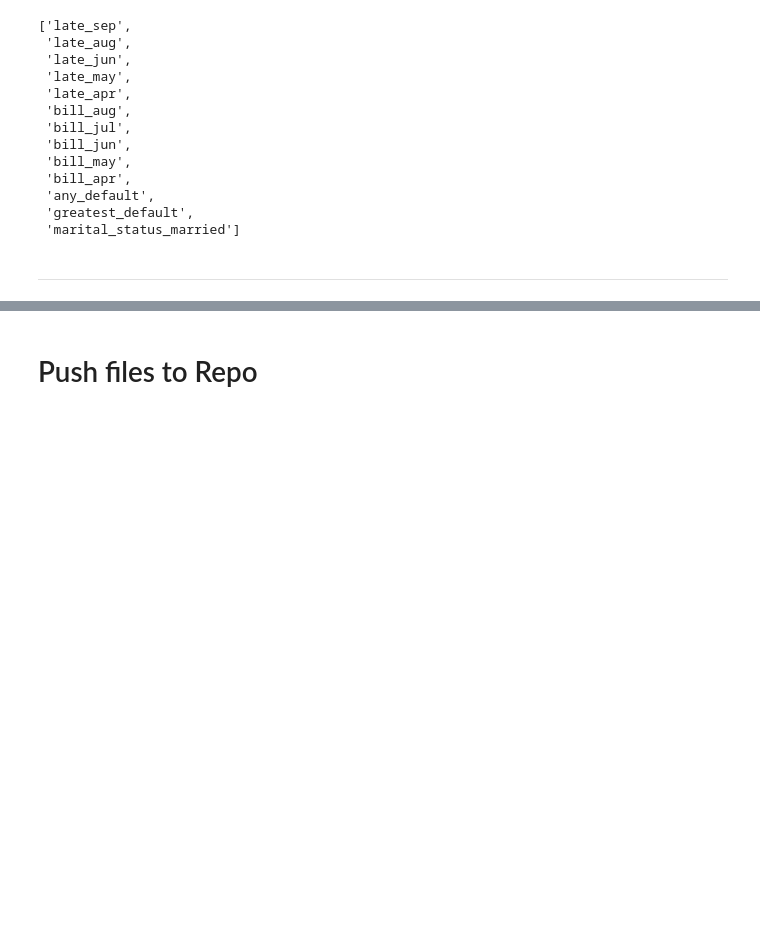
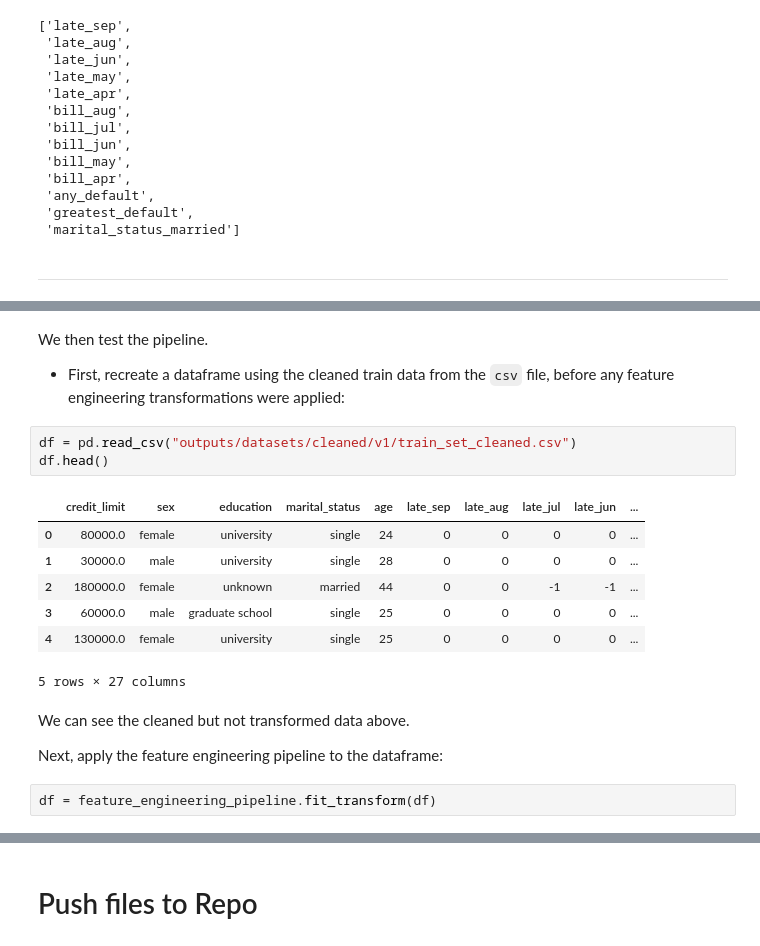
Before and after one commit to frankiesanjana/credit-card-default, a Jupyter notebook: jupyter_notebooks/04_feature_engineering.ipynb, the cells around one changed output, grey strips where cells are left out. Cells and saved outputs as stored; diff of their text form; blank space fills up the shorter version.

Commit message:
Feat: Add and save feat eng pipeline, notebook 04

```diff
--- a/jupyter_notebooks/04_feature_engineering.ipynb
+++ b/jupyter_notebooks/04_feature_engineering.ipynb
@@ -534,0 +593,20 @@ corr_sel.features_to_drop_
+# %% [markdown]
+We then test the pipeline.
+* First, recreate a dataframe using the cleaned train data from the `csv` file, before any feature engineering transformations were applied:
+# %%
+df = pd.read_csv("outputs/datasets/cleaned/v1/train_set_cleaned.csv")
+df.head()
+# %% [output]
+|  | credit_limit | sex | education | marital_status | age | late_sep | late_aug | late_jul | late_jun | ... |
+| 0 | 80000.0 | female | university | single | 24 | 0 | 0 | 0 | 0 | ... |
+| 1 | 30000.0 | male | university | single | 28 | 0 | 0 | 0 | 0 | ... |
+| 2 | 180000.0 | female | unknown | married | 44 | 0 | 0 | -1 | -1 | ... |
+| 3 | 60000.0 | male | graduate school | single | 25 | 0 | 0 | 0 | 0 | ... |
+| 4 | 130000.0 | female | university | single | 25 | 0 | 0 | 0 | 0 | ... |
+5 rows × 27 columns
+# %% [markdown]
+We can see the cleaned but not transformed data above.
+
+Next, apply the feature engineering pipeline to the dataframe:
+# %%
+df = feature_engineering_pipeline.fit_transform(df)
```
Also changed, not shown: parts of 11 cells of this notebook, 1 other file.
